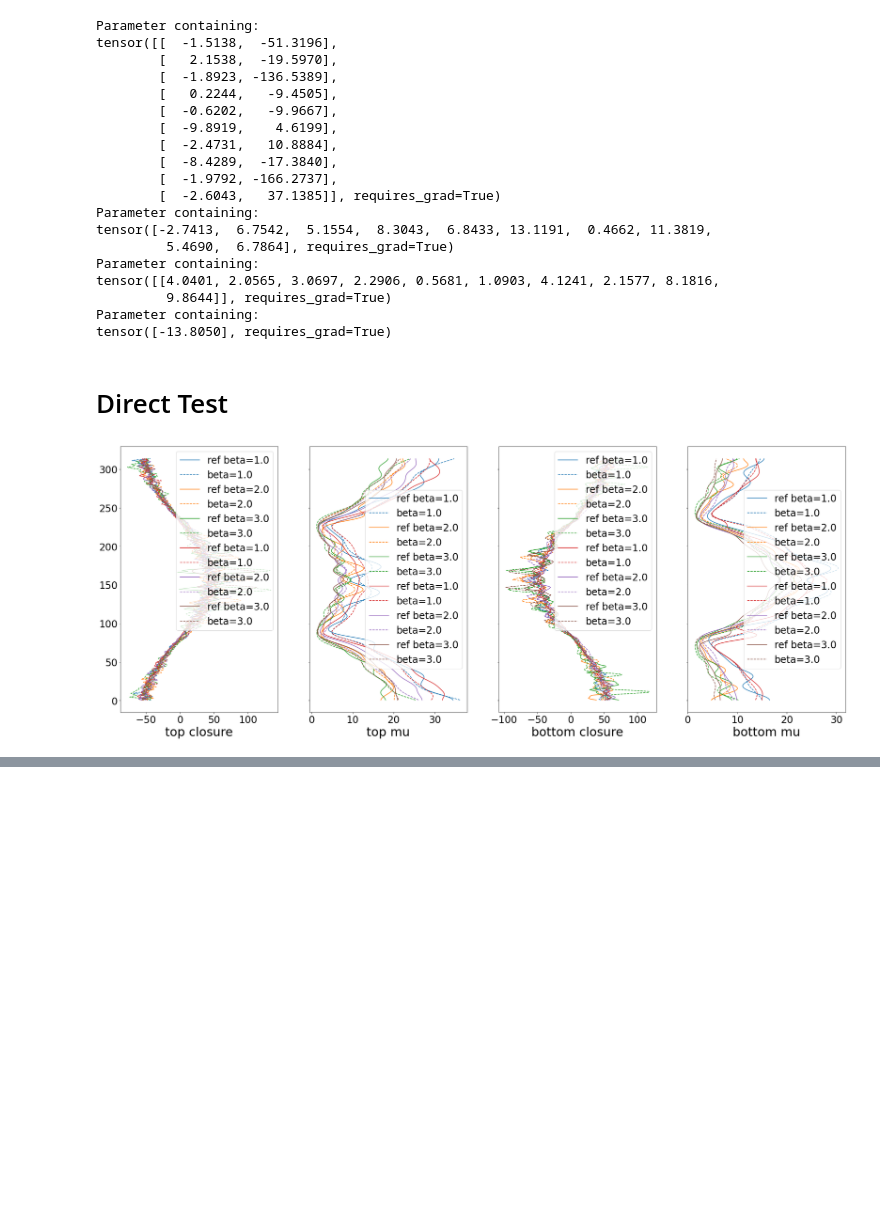
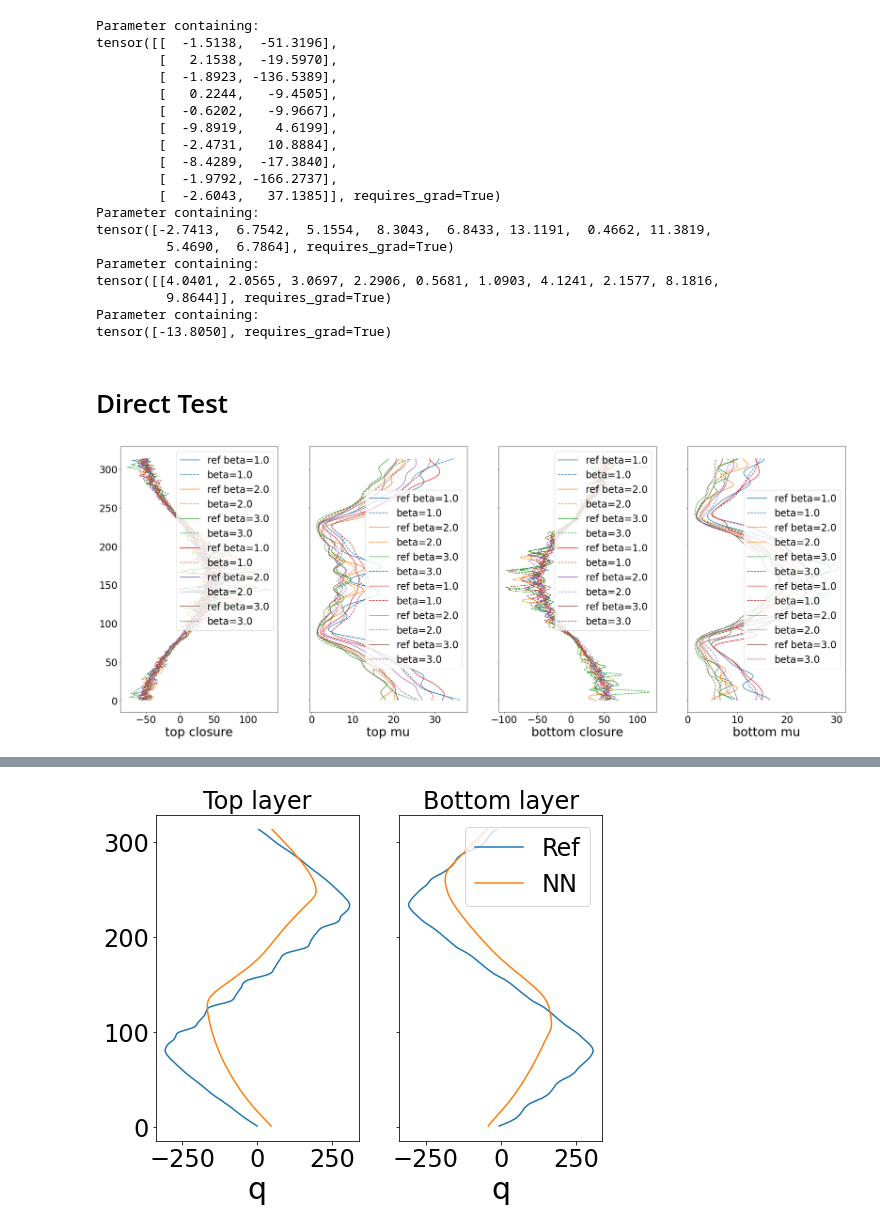
Before and after one commit to Zhengyu-Huang/Point-Jet, a Jupyter notebook: Qg_model/Test_NN.ipynb, the cells around one changed output, grey strips where cells are left out. Cells and saved outputs as stored; diff of their text form; code cells hidden in the pictures; blank space fills up the shorter version.

```diff
--- a/Qg_model/Test_NN.ipynb
+++ b/Qg_model/Test_NN.ipynb
@@ -107,7 +107,7 @@ def Qg(params, trained_net, force):
 
     dt = 4e-3
     save_every = 1000
-    Nt = 1000000
+    Nt = 400000
 
     Ny = force.shape[1]
 
@@ -127,7 +127,7 @@ def Qg(params, trained_net, force):
     q_mean_pred = np.mean(q_data[Nt//(2*save_every):, :, :], axis=0)
 
 
-    return yy, q_mean_pred
+    return yy, q_mean_pred, q_data
 
 Ny = 256
 L = 50*2*np.pi
@@ -152,7 +152,7 @@ q_mean_ref = q_mean[test_ind, :, :]
 params = QG_params(L=L, dU=dU, F1=F1, F2=F2, hyper_nu=hyper_nu, hyper_order=hyper_order, beta=beta_reks[test_ind][0], rek=beta_reks[test_ind][1])
 
 
-yy, q_mean_pred = Qg( params , trained_net, force)
+yy, q_mean_pred, q_data  = Qg( params , trained_net, force)
 fig, ax = plt.subplots(nrows=1, ncols=2, sharex=False, sharey=True, figsize=(8,6))
 
 
@@ -188,0 +189 @@ fig.savefig("QG-Training-" + TRAINING_TYPE + "-Indirect-Test.png")
+[figure, added]
```
Also changed, not shown: parts of 2 cells of this notebook, 4 other files.
